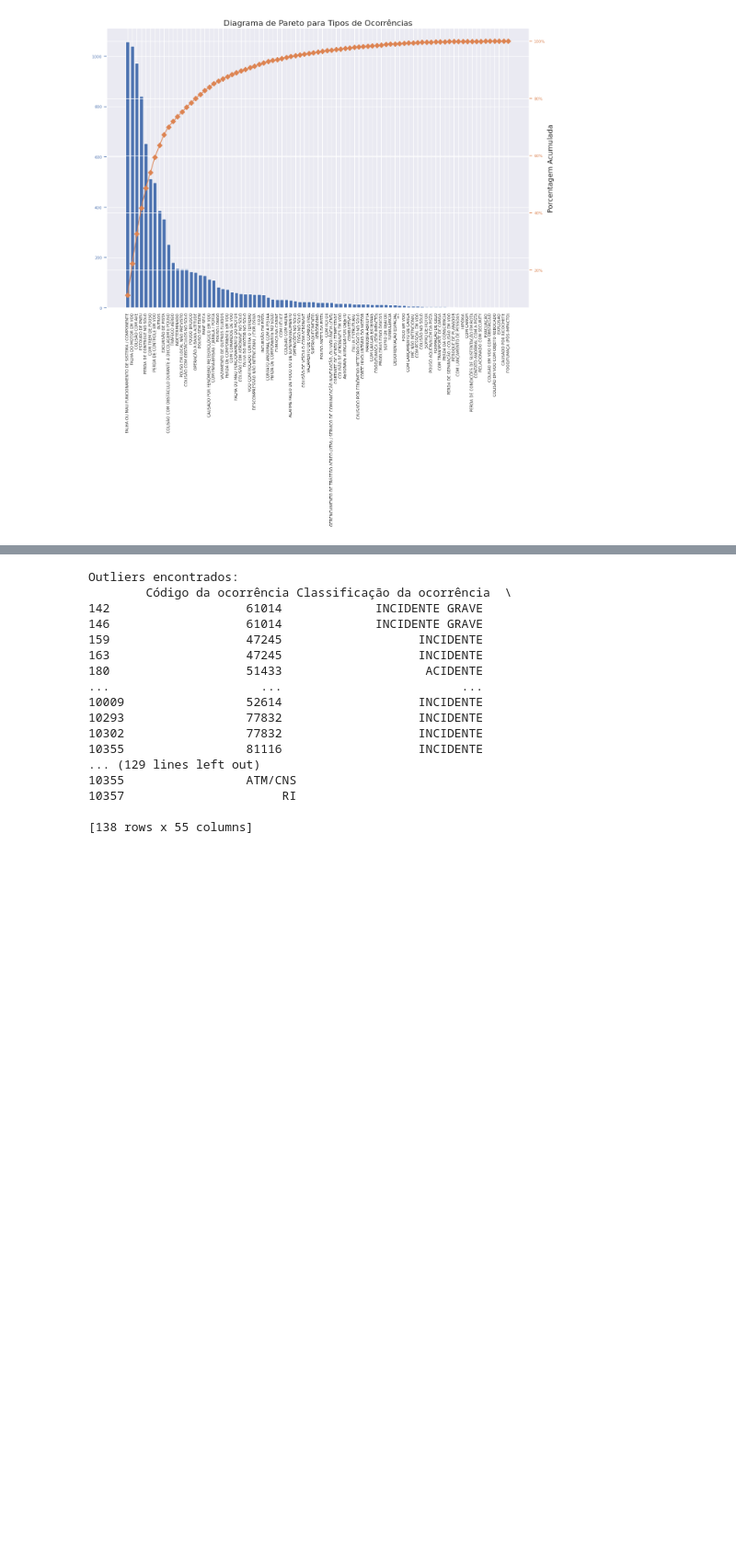
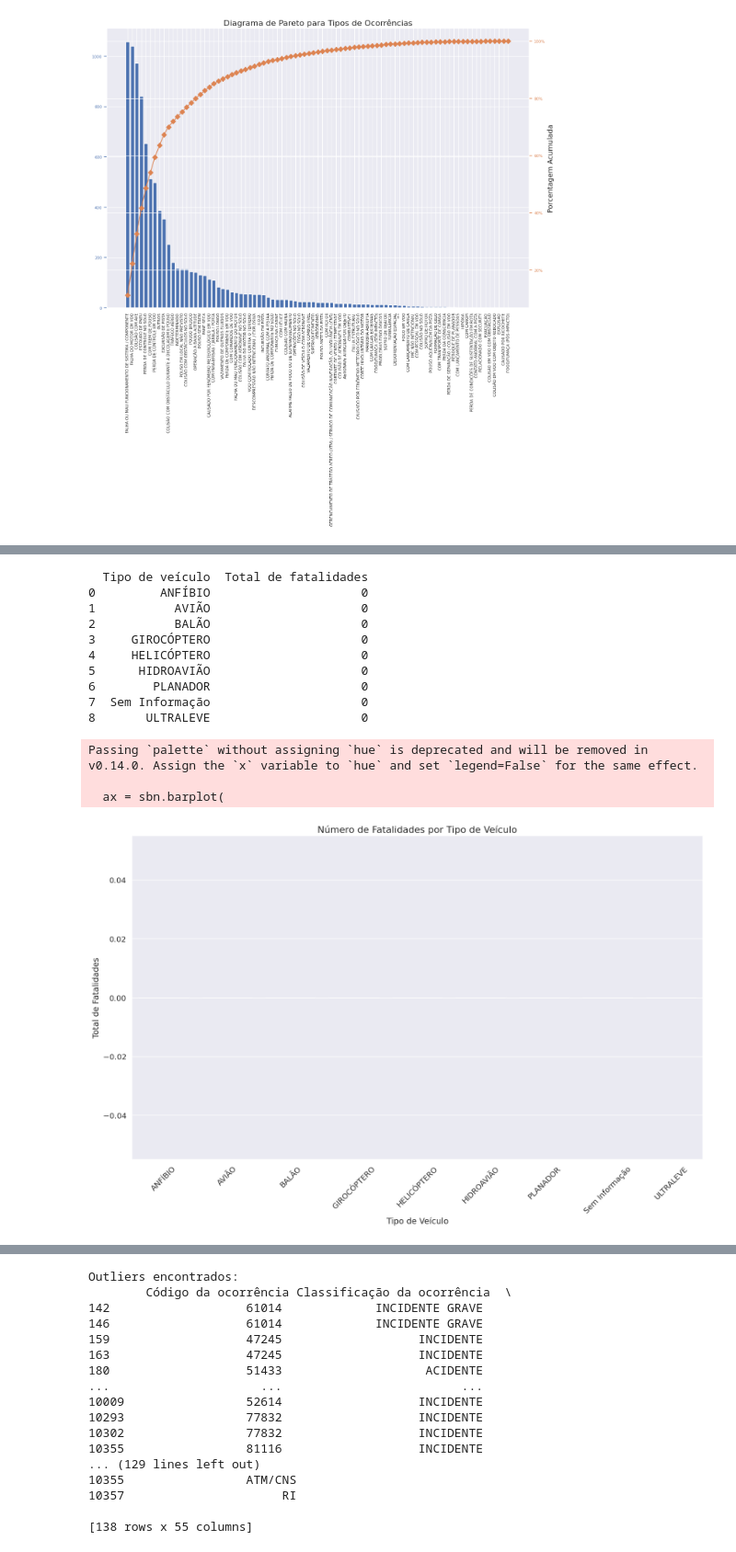
Before and after one commit to rhaulmendonca/Acidentes-por-Aeronave, a Jupyter notebook: Sistemas de Apoio à Decisão/CENIPA_Acidentes_por_aeronave.ipynb, the cells around one changed output, grey strips where cells are left out. Shown at 92% size. Saved outputs shown, nothing was run; the diff lists cells and outputs as text; code cells hidden in the pictures; blank space fills up the shorter version.

```diff
--- a/Sistemas de Apoio à Decisão/CENIPA_Acidentes_por_aeronave.ipynb
+++ b/Sistemas de Apoio à Decisão/CENIPA_Acidentes_por_aeronave.ipynb
@@ -428,3 +454,49 @@ Tabela 5 - Principais Tipos de Ocorrências
+# %%
+# Agrupar o DataFrame pelo tipo de veículo e somar as fatalidades
+fatalidades_por_veiculo = df.groupby('Tipo de veículo', as_index=False)['Total de fatalidades'].sum()
+
+# Ordenar os dados em ordem decrescente com base nas fatalidades
+fatalidades_por_veiculo = fatalidades_por_veiculo.sort_values(by='Total de fatalidades', ascending=False)
+
+# Exibir a tabela resultante
+print(fatalidades_por_veiculo)
+
+# Criar o gráfico de barras para visualizar as fatalidades por tipo de veículo
+plt.figure(figsize=(15, 10))
+sbn.set_style('whitegrid')
+sbn.set(font_scale=1.2)
+
+ax = sbn.barplot(
+    data=fatalidades_por_veiculo,
+    x='Tipo de veículo',
+    y='Total de fatalidades',
+    palette='viridis'
+)
+
+# Personalizar o gráfico
+plt.title('Número de Fatalidades por Tipo de Veículo', fontsize=16)
+plt.xlabel('Tipo de Veículo', fontsize=14)
+plt.ylabel('Total de Fatalidades', fontsize=14)
+plt.xticks(rotation=45)
+plt.tight_layout()
+
+# Mostrar o gráfico
+plt.show()
+# %% [output]
+  Tipo de veículo  Total de fatalidades
+0         ANFÍBIO                     0
+1           AVIÃO                     0
+2           BALÃO                     0
+3     GIROCÓPTERO                     0
+4     HELICÓPTERO                     0
+5      HIDROAVIÃO                     0
+6        PLANADOR                     0
+7  Sem Informação                     0
+8       ULTRALEVE                     0
+Passing `palette` without assigning `hue` is deprecated and will be removed in v0.14.0. Assign the `x` variable to `hue` and set `legend=False` for the same effect.
+
+  ax = sbn.barplot(
+[figure, added]
 # %%
 # Identificar outliers com o método do IQR
 Q1 = df['Ano da ocorrência'].quantile(0.25)
```
Also changed, not shown: parts of 7 cells of this notebook.
